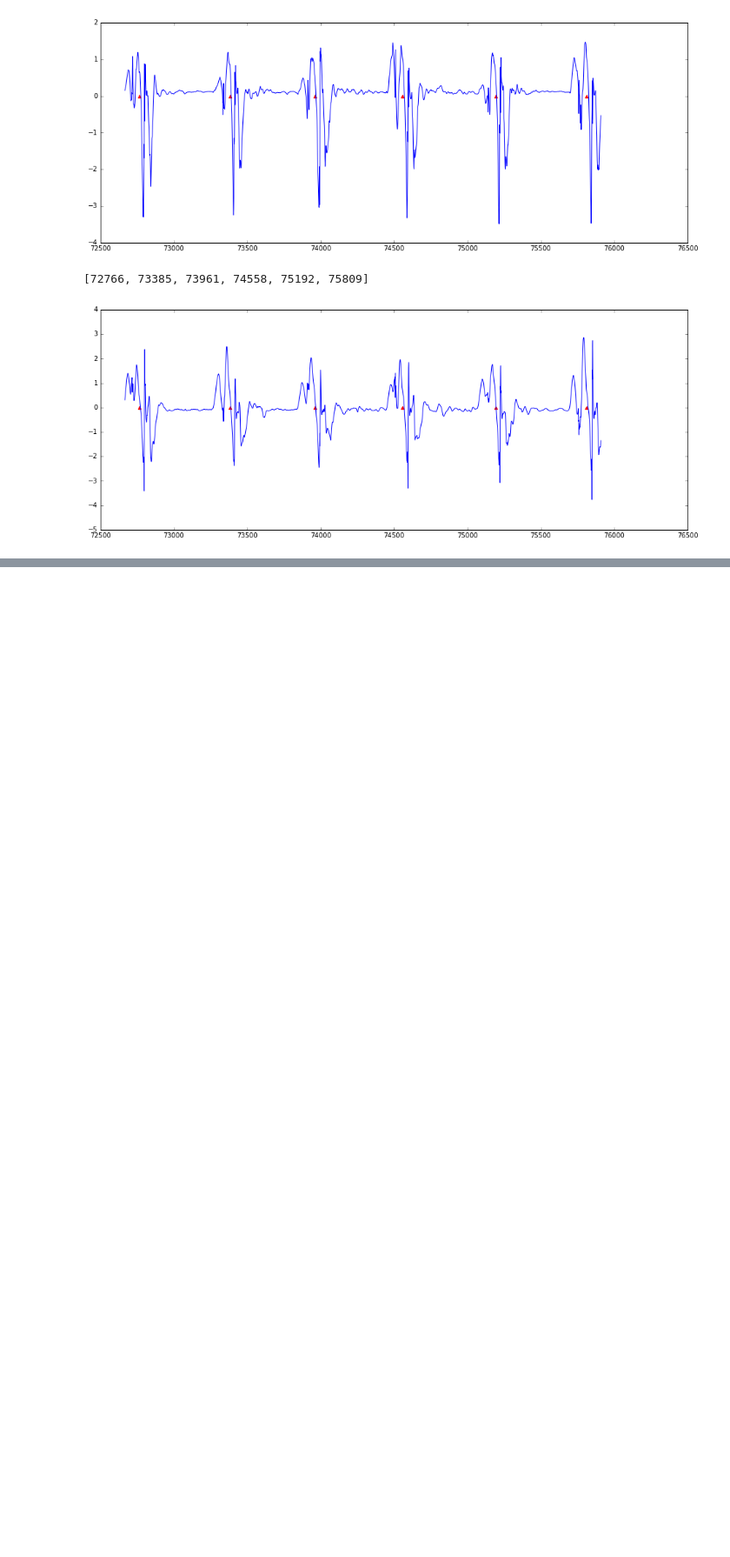
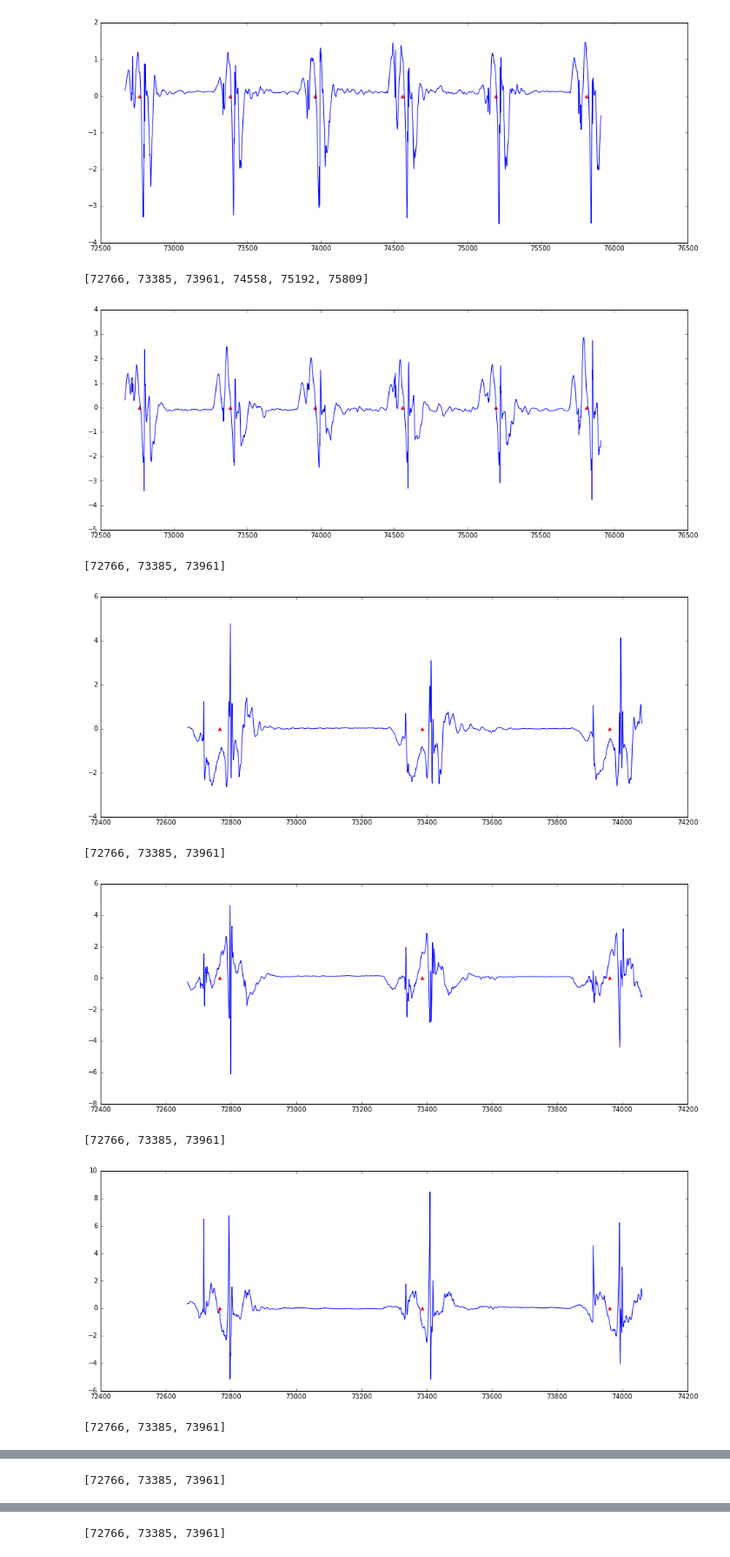
Before and after one commit to sefira/SensorToMotion, a Jupyter notebook: src/JPYforVisualizeSplitData.ipynb, the cells around one changed output, grey strips where cells are left out. Shown: that part at 87% size. Cells and saved outputs as stored; diff of their text form; code cells hidden in the pictures; blank space fills up the shorter version.

```diff
--- a/src/JPYforVisualizeSplitData.ipynb
+++ b/src/JPYforVisualizeSplitData.ipynb
@@ -53,3 +53,26 @@ for sensor in name:
 [figure]
 [72766, 73385, 73961, 74558, 75192, 75809]
 [figure]
+# %%
+label = 4
+start = 20
+end = 22
+
+for sensor in name:
+    figure()
+    plot(normalizedSeqs[label][sensor].
+        loc[startPoints[label][start]-100:startPoints[label][end]+100],'b-')
+
+    X = startPoints[label][start:end+1]
+    print(X)
+    Y = [0] * len(X)
+    scatter(X,Y,marker = '^',color = 'r')
+    show()
+# %% [output]
+[72766, 73385, 73961]
+[figure, added]
+[72766, 73385, 73961]
+[figure, added]
+[72766, 73385, 73961]
+[figure, added]
+[72766, 73385, 73961]
@@ -55,0 +80 @@ for sensor in name:
+[72766, 73385, 73961]
@@ -55,0 +82 @@ for sensor in name:
+[72766, 73385, 73961]
```
Also changed, not shown: parts of 1 cell of this notebook, 4 other files.
